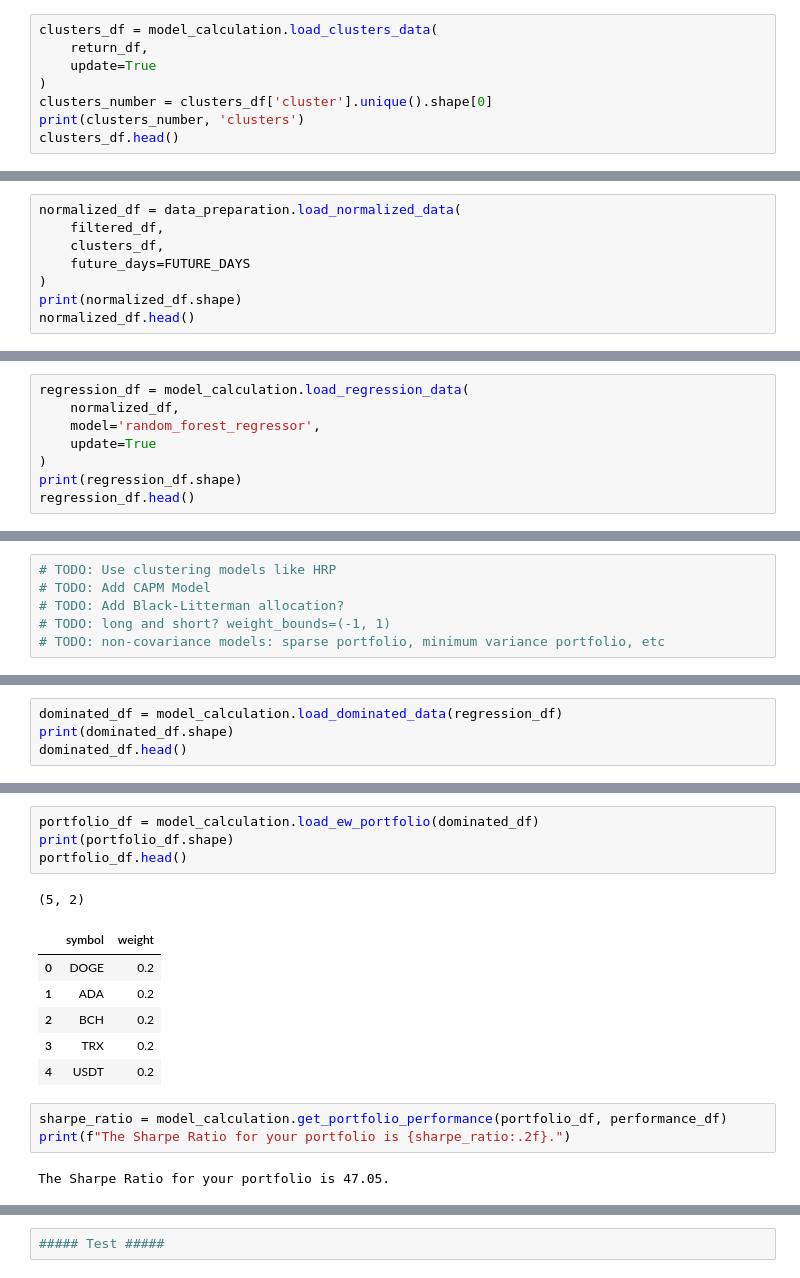
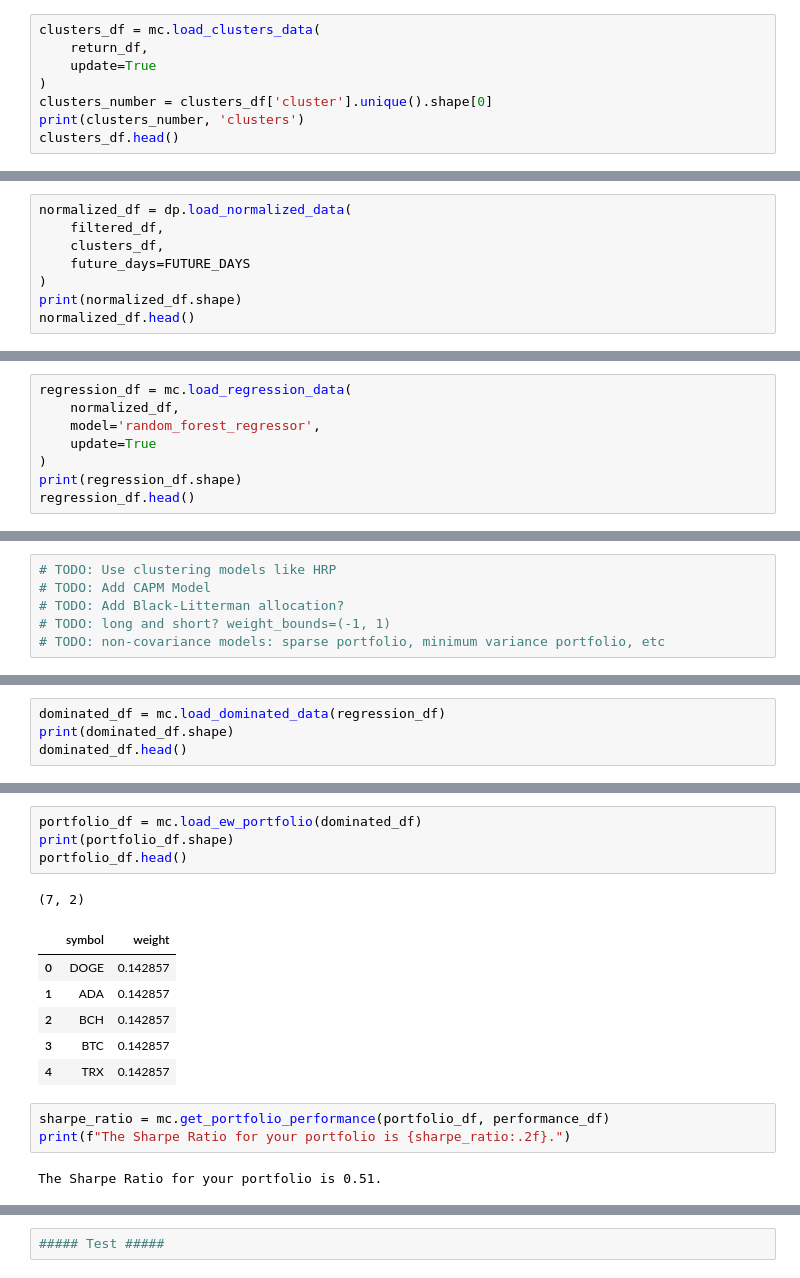
Before and after one commit to AleeRezaa/portfolio-selection-using-ml, a Jupyter notebook: model.ipynb, the cells around one changed output, grey strips where cells are left out. Saved outputs shown, nothing was run; the diff lists cells and outputs as text.

```diff
--- a/model.ipynb
+++ b/model.ipynb
@@ -77,7 +78,7 @@ return_df.head()
 # %%
 # TODO: Add a KPI to measure how much the model worked
 # %%
-clusters_df = model_calculation.load_clusters_data(
+clusters_df = mc.load_clusters_data(
     return_df,
     update=True
 )
@@ -102,7 +103,7 @@ Clusters data file saved.
 # TODO: Add more regression models (LogisticRegression(), SVC(kernel='poly', probability=True), XGBClassifier(), etc)
 # TODO: Grid search over parameters
 # %%
-normalized_df = data_preparation.load_normalized_data(
+normalized_df = dp.load_normalized_data(
     filtered_df,
     clusters_df,
     future_days=FUTURE_DAYS
@@ -121,7 +122,7 @@ normalized_df.head()
 # %%
 # normalized_df.plot.scatter(x='close', y='future_return')
 # %%
-regression_df = model_calculation.load_regression_data(
+regression_df = mc.load_regression_data(
     normalized_df,
     model='random_forest_regressor',
     update=True
@@ -164,7 +165,7 @@ performance_df.head()
 | 3 | BTC | 2023-11-07 | 35443.561361 | 0.011292 |
 | 4 | BTC | 2023-11-06 | 35037.369441 | -0.000212 |
 # %%
-dominated_df = model_calculation.load_dominated_data(regression_df)
+dominated_df = mc.load_dominated_data(regression_df)
 print(dominated_df.shape)
 dominated_df.head()
 # %% [output]
@@ -178,18 +179,18 @@ dominated_df.head()
 # %%
-portfolio_df = model_calculation.load_ew_portfolio(dominated_df)
+portfolio_df = mc.load_ew_portfolio(dominated_df)
 print(portfolio_df.shape)
 portfolio_df.head()
 # %% [output]
-(5, 2)
+(7, 2)
 |  | symbol | weight |
-| 0 | DOGE | 0.2 |
-| 1 | ADA | 0.2 |
-| 2 | BCH | 0.2 |
-| 3 | TRX | 0.2 |
-| 4 | USDT | 0.2 |
+| 0 | DOGE | 0.142857 |
+| 1 | ADA | 0.142857 |
+| 2 | BCH | 0.142857 |
+| 3 | BTC | 0.142857 |
+| 4 | TRX | 0.142857 |
 # %%
-sharpe_ratio = model_calculation.get_portfolio_performance(portfolio_df, performance_df)
+sharpe_ratio = mc.get_portfolio_performance(portfolio_df, performance_df)
 print(f"The Sharpe Ratio for your portfolio is {sharpe_ratio:.2f}.")
 # %% [output]
-The Sharpe Ratio for your portfolio is 47.05.
+The Sharpe Ratio for your portfolio is 0.51.
 # %%
```
Also changed, not shown: parts of 16 cells of this notebook, 2 other files.
